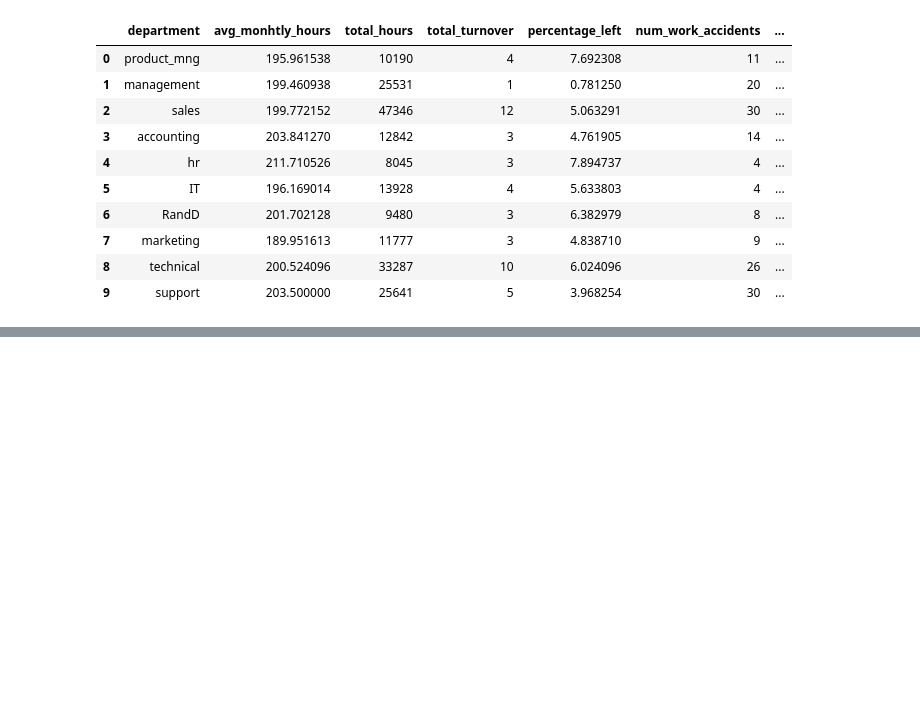
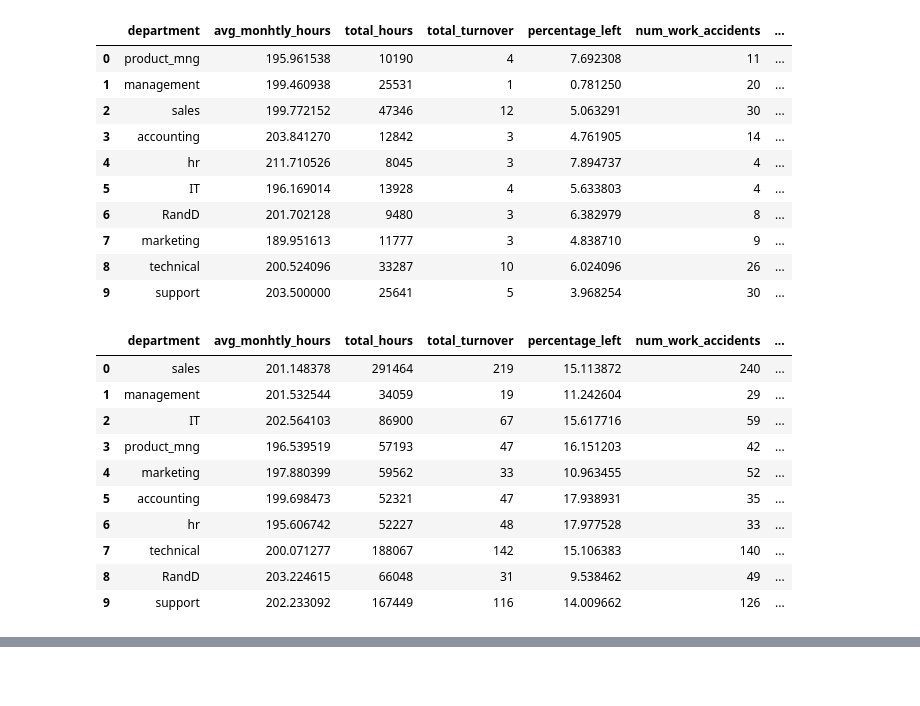
Before and after one commit to MaukanMir/HR-Capstone-Analysis, a Jupyter notebook: training.ipynb, the cells around one changed output, grey strips where cells are left out. Cells and saved outputs as stored; diff of their text form; code cells hidden in the pictures; blank space fills up the shorter version.

```diff
--- a/training.ipynb
+++ b/training.ipynb
@@ -114,6 +114,7 @@ def aggregate_salaries(df):
     percentage_work_accidents = row["Work_accident"].mean() * 100
 
     num_promotions = row["promotion_last_5years"].sum()
+    mean_promotions = row["promotion_last_5years"].mean()
 
     mean_years_at_company = row["time_spend_company"].mean()
     sum_years_at_company = row["time_spend_company"].sum()
@@ -137,6 +138,7 @@ def aggregate_salaries(df):
         "num_work_accidents":num_work_accidents,
         "percentage_work_accidents":percentage_work_accidents,
         "num_promotions": num_promotions,
+        "mean_promotions":mean_promotions,
         "mean_years_at_company":mean_years_at_company,
         "sum_years_at_company":sum_years_at_company,
         "mean_projects":mean_projects,
@@ -382,3 +384,17 @@ high_stats
 | 7 | marketing | 189.951613 | 11777 | 3 | 4.838710 | 9 | ... |
 | 8 | technical | 200.524096 | 33287 | 10 | 6.024096 | 26 | ... |
 | 9 | support | 203.500000 | 25641 | 5 | 3.968254 | 30 | ... |
+# %%
+medium_stats
+# %% [output]
+|  | department | avg_monhtly_hours | total_hours | total_turnover | percentage_left | num_work_accidents | ... |
+| 0 | sales | 201.148378 | 291464 | 219 | 15.113872 | 240 | ... |
+| 1 | management | 201.532544 | 34059 | 19 | 11.242604 | 29 | ... |
+| 2 | IT | 202.564103 | 86900 | 67 | 15.617716 | 59 | ... |
+| 3 | product_mng | 196.539519 | 57193 | 47 | 16.151203 | 42 | ... |
+| 4 | marketing | 197.880399 | 59562 | 33 | 10.963455 | 52 | ... |
+| 5 | accounting | 199.698473 | 52321 | 47 | 17.938931 | 35 | ... |
+| 6 | hr | 195.606742 | 52227 | 48 | 17.977528 | 33 | ... |
+| 7 | technical | 200.071277 | 188067 | 142 | 15.106383 | 140 | ... |
+| 8 | RandD | 203.224615 | 66048 | 31 | 9.538462 | 49 | ... |
+| 9 | support | 202.233092 | 167449 | 116 | 14.009662 | 126 | ... |
```
Also changed, not shown: parts of 1 cell of this notebook.
